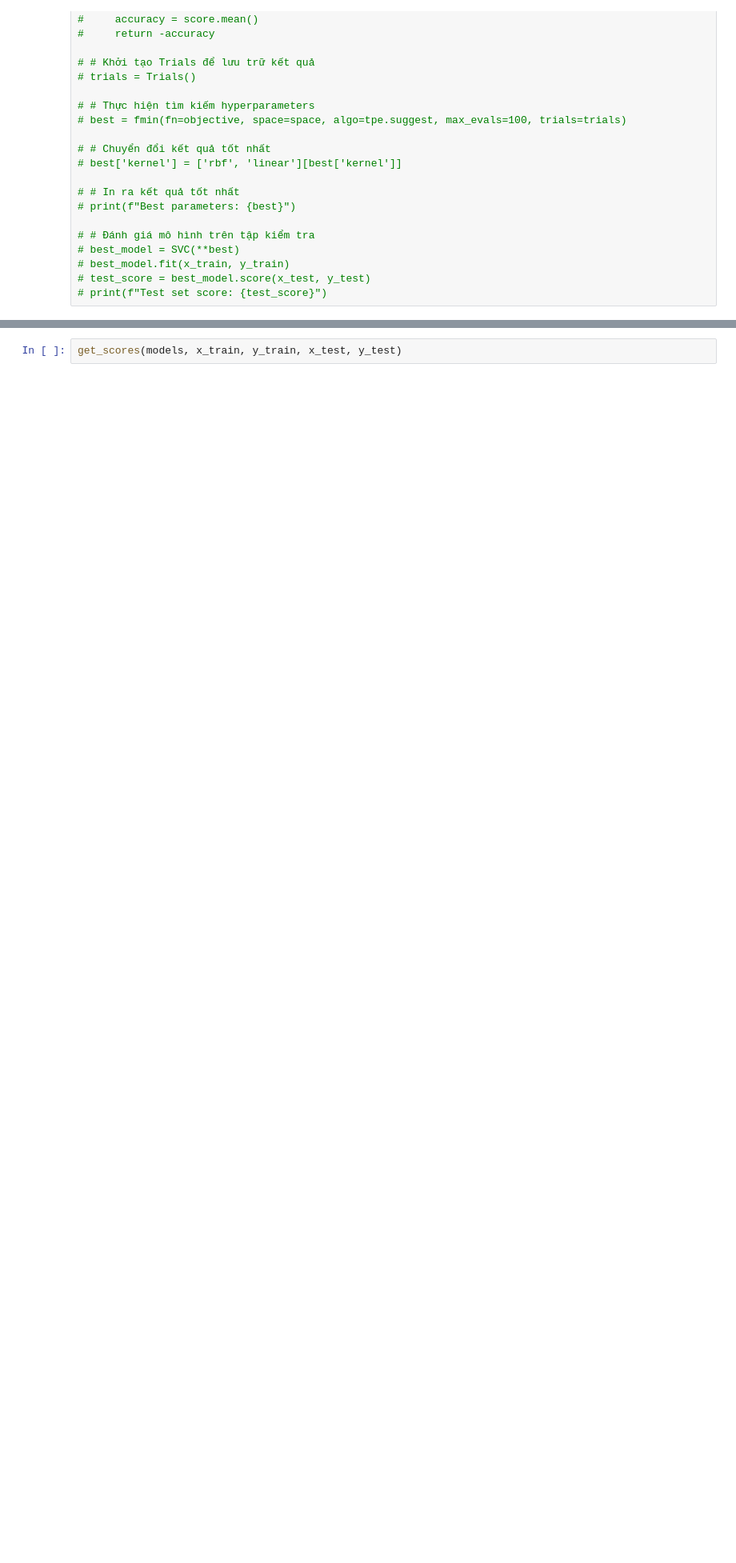
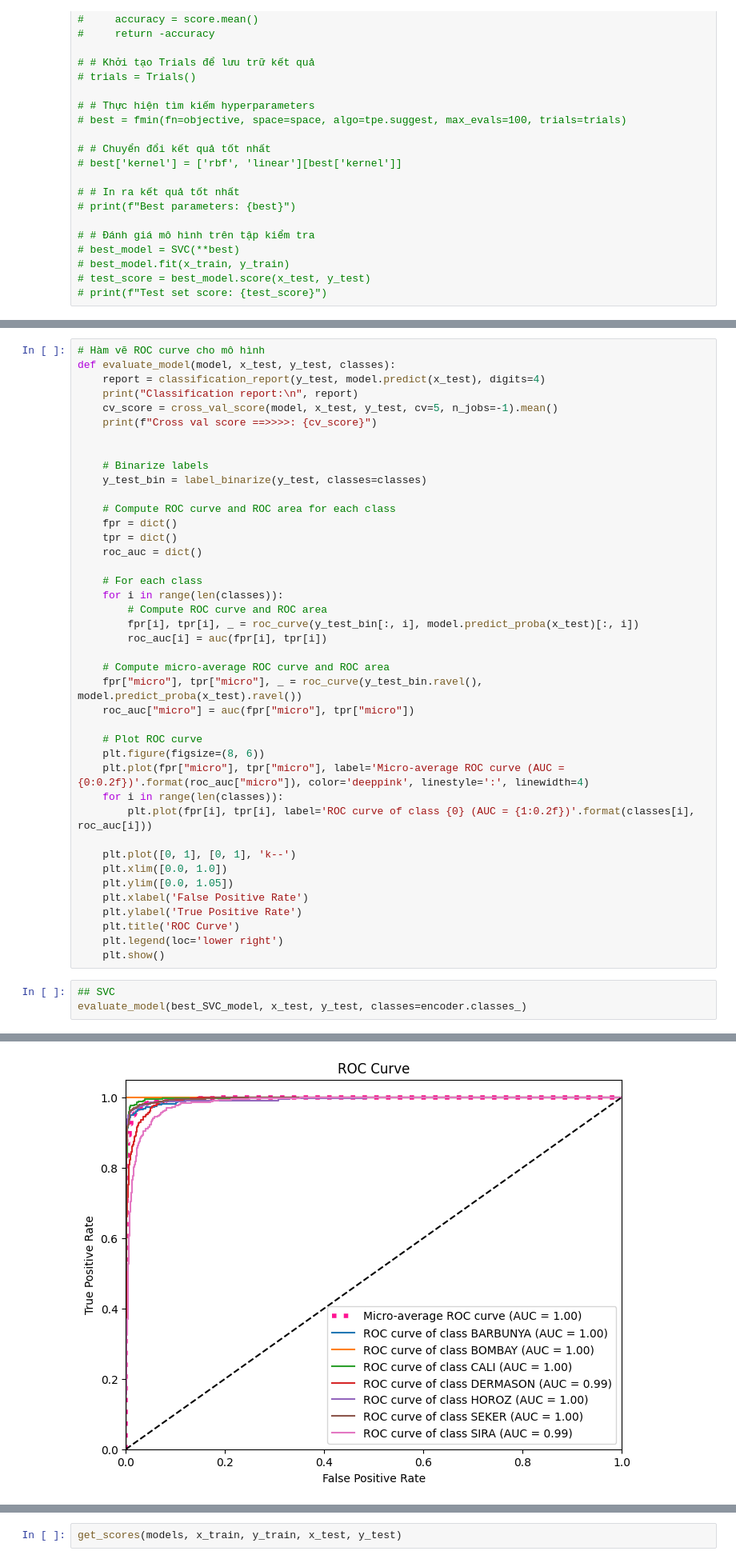
Before and after one commit to longluv1605/dry_bean_classification, a Jupyter notebook: drybeanclf.ipynb, the cells around one changed output, grey strips where cells are left out. Shown at 80% size. Drawn from its saved outputs; the diff is of its cells as text; blank space fills up the shorter version.

Commit message:
ROC curve

```diff
--- a/drybeanclf.ipynb
+++ b/drybeanclf.ipynb
@@ -312,0 +369,45 @@ KeyboardInterrupt:
+# %%
+# Hàm vẽ ROC curve cho mô hình
+def evaluate_model(model, x_test, y_test, classes):
+    report = classification_report(y_test, model.predict(x_test), digits=4)
+    print("Classification report:\n", report)
+    cv_score = cross_val_score(model, x_test, y_test, cv=5, n_jobs=-1).mean()
+    print(f"Cross val score ==>>>>: {cv_score}")
+
+
+    # Binarize labels
+    y_test_bin = label_binarize(y_test, classes=classes)
+
+    # Compute ROC curve and ROC area for each class
+    fpr = dict()
+    tpr = dict()
+    roc_auc = dict()
+
+    # For each class
+    for i in range(len(classes)):
+        # Compute ROC curve and ROC area
+        fpr[i], tpr[i], _ = roc_curve(y_test_bin[:, i], model.predict_proba(x_test)[:, i])
+        roc_auc[i] = auc(fpr[i], tpr[i])
+
+    # Compute micro-average ROC curve and ROC area
+    fpr["micro"], tpr["micro"], _ = roc_curve(y_test_bin.ravel(), model.predict_proba(x_test).ravel())
+    roc_auc["micro"] = auc(fpr["micro"], tpr["micro"])
+
+    # Plot ROC curve
+    plt.figure(figsize=(8, 6))
+    plt.plot(fpr["micro"], tpr["micro"], label='Micro-average ROC curve (AUC = {0:0.2f})'.format(roc_auc["micro"]), color='deeppink', linestyle=':', linewidth=4)
+    for i in range(len(classes)):
+        plt.plot(fpr[i], tpr[i], label='ROC curve of class {0} (AUC = {1:0.2f})'.format(classes[i], roc_auc[i]))
+
+    plt.plot([0, 1], [0, 1], 'k--')
+    plt.xlim([0.0, 1.0])
+    plt.ylim([0.0, 1.05])
+    plt.xlabel('False Positive Rate')
+    plt.ylabel('True Positive Rate')
+    plt.title('ROC Curve')
+    plt.legend(loc='lower right')
+    plt.show()
+# %%
+## SVC
+evaluate_model(best_SVC_model, x_test, y_test, classes=encoder.classes_)
+# %% [output]
@@ -312,0 +430 @@ KeyboardInterrupt:
+[figure, added]
```
Also changed, not shown: parts of 39 cells of this notebook, 36 other files.
